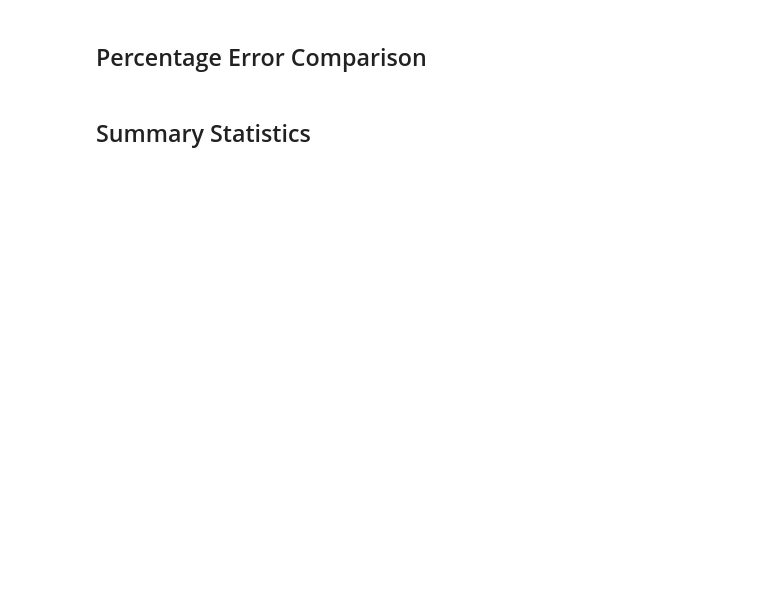
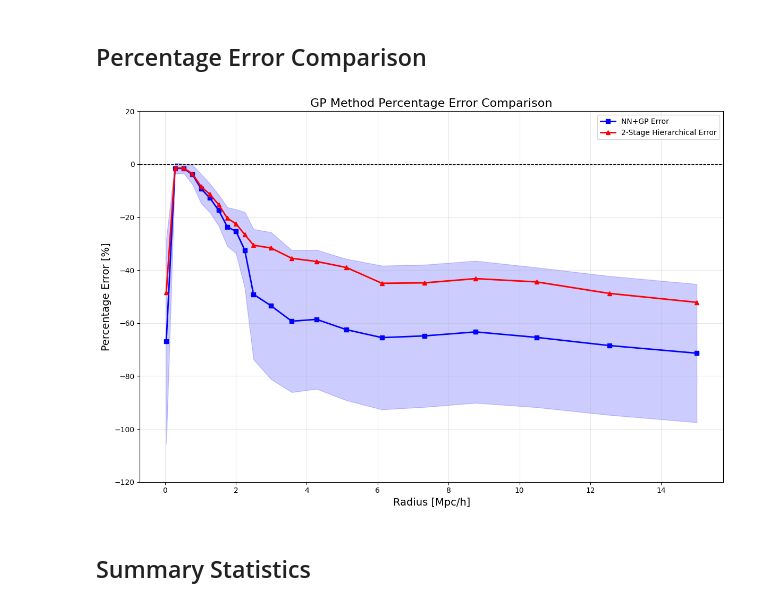
Before and after one commit to Klinjin/DH_profile_kSZ_WL, a Jupyter notebook: GP_comparison.ipynb, the cells around one changed output. Saved outputs shown, nothing was run; the diff lists cells and outputs as text; code cells hidden in the pictures; blank space fills up the shorter version.

```diff
--- a/GP_comparison.ipynb
+++ b/GP_comparison.ipynb
@@ -69,12 +66,12 @@ sim_subset = sim_indices_train[:n_sims]  # Same subset used in original training
 print(f"Training: {len(sim_subset)}/{len(sim_indices_train)} sims, Testing: {len(sim_indices_test)} sims")
 
 # Load training data for predictions
-X_train, y_train, r_bins, k_bins = prepare_GP_data(sim_subset, filterType, ptype)
+X_train, y_train, r_bins, k_bins = prepare_gp_training_data(sim_subset, filterType, ptype)
 print(f"Train data {sim_subset}: X={X_train.shape}, y={y_train.shape}")
 
 # Load test data
 if plot_mode == 'test':
-    X_test, y_test, _, _ = prepare_GP_data(sim_indices_test, filterType, ptype)
+    X_test, y_test, _, _ = prepare_gp_training_data(sim_indices_test, filterType, ptype)
     print(f"Test data {sim_indices_test}: X={X_test.shape}, y={y_test.shape}")
 else:
     X_test = X_train
@@ -386,34 +426,36 @@ def compute_percentage_error(pred_means, pred_vars, label, color, marker='o'):
     uncertainty = np.mean(np.sqrt(pred_vars), axis=1)
     error_upper = 100 * (median_pred + uncertainty - median) / median
     error_lower = 100 * (median_pred - uncertainty - median) / median
 
     plt.fill_between(r_bins, error_lower, error_upper, color=color, alpha=0.2)
 
     return percent_error
 
 # Plot errors for all methods
 error_nn = compute_percentage_error(pred_means_nn, pred_vars_nn, 'NN+GP', 'blue', 's')
-error_hier = compute_percentage_error(pred_means_hier, pred_vars_hier, 'Hierarchical', 'red', '^')
+error_hier = compute_percentage_error(pred_means_hier, pred_vars_hier, '2-Stage Hierarchical', 'red', '^')
 
 # Plot kernel errors
 markers = ['v', '<', '>', 'p']
 for i, (kernel_name, results) in enumerate(kernel_results.items()):
     if 'error' not in results:
         compute_percentage_error(results['pred_means'], results['pred_vars'],
                                f'{kernel_name} GP', kernel_colors[i % len(kernel_colors)],
                                markers[i % len(markers)])
 
 plt.axhline(0, color='k', linestyle='--', linewidth=1)
 plt.xlabel('Radius [Mpc/h]', fontsize=14)
 plt.ylabel('Percentage Error [%]', fontsize=14)
 plt.ylim([-120,20])
 plt.title('GP Method Percentage Error Comparison', fontsize=16)
 plt.legend()
 plt.grid(True, alpha=0.3)
 
 plt.tight_layout()
 plt.savefig(f'{save_dir}/{plot_mode}_percentage_error_comparison.png', dpi=150, bbox_inches='tight')
 plt.show()
+# %% [output]
+[figure, added]
 # %% [markdown]
 ## Summary Statistics
 # %%
```
Also changed, not shown: parts of 14 cells of this notebook, 32 other files.
